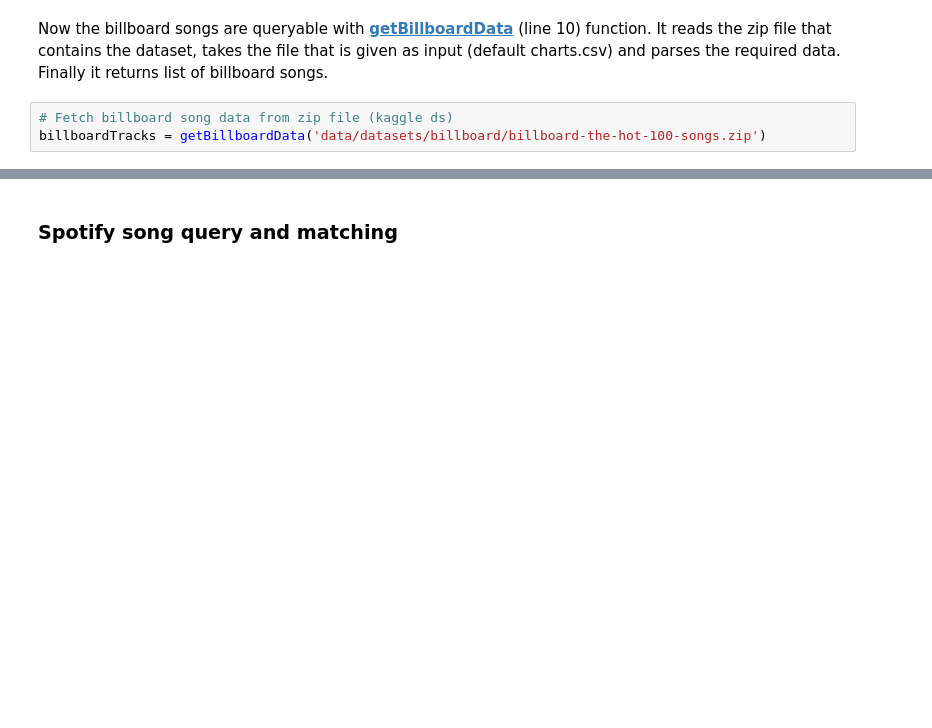
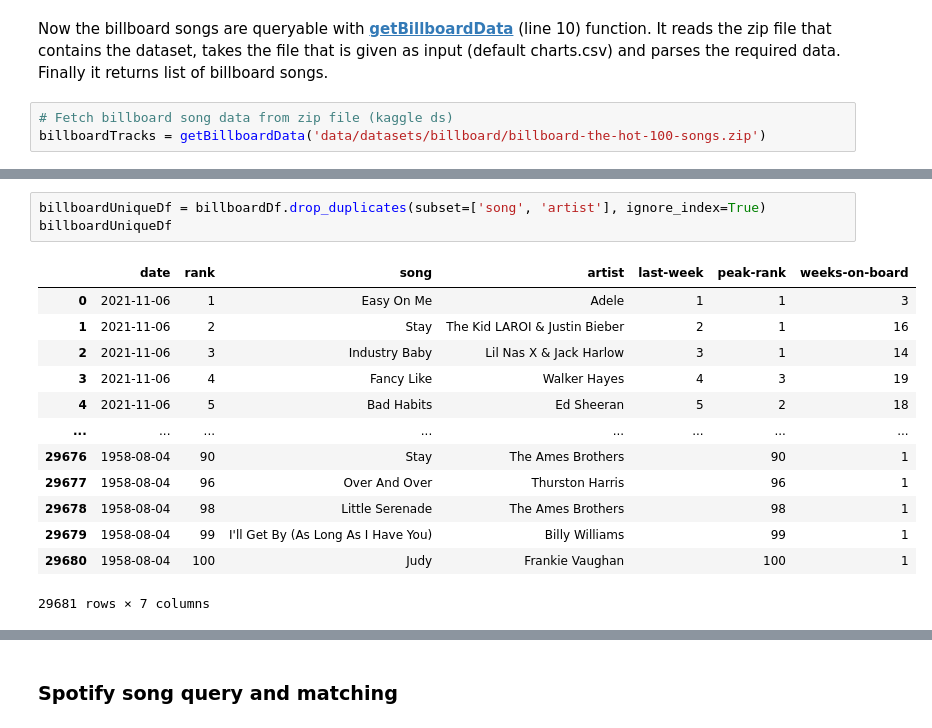
Before and after one commit to doslindos/billboard-ml-notes, a Jupyter notebook: src/thesis_results.ipynb, the cells around one changed output, grey strips where cells are left out. Saved outputs shown, nothing was run; the diff lists cells and outputs as text; blank space fills up the shorter version.

```diff
--- a/src/thesis_results.ipynb
+++ b/src/thesis_results.ipynb
@@ -71,0 +115,17 @@ print(billboardTracks[:10]) # Change to Pandas !!!
+# %%
+billboardUniqueDf = billboardDf.drop_duplicates(subset=['song', 'artist'], ignore_index=True)
+billboardUniqueDf
+# %% [output]
+|  | date | rank | song | artist | last-week | peak-rank | weeks-on-board |
+| 0 | 2021-11-06 | 1 | Easy On Me | Adele | 1 | 1 | 3 |
+| 1 | 2021-11-06 | 2 | Stay | The Kid LAROI & Justin Bieber | 2 | 1 | 16 |
+| 2 | 2021-11-06 | 3 | Industry Baby | Lil Nas X & Jack Harlow | 3 | 1 | 14 |
+| 3 | 2021-11-06 | 4 | Fancy Like | Walker Hayes | 4 | 3 | 19 |
+| 4 | 2021-11-06 | 5 | Bad Habits | Ed Sheeran | 5 | 2 | 18 |
+| ... | ... | ... | ... | ... | ... | ... | ... |
+| 29676 | 1958-08-04 | 90 | Stay | The Ames Brothers |  | 90 | 1 |
+| 29677 | 1958-08-04 | 96 | Over And Over | Thurston Harris |  | 96 | 1 |
+| 29678 | 1958-08-04 | 98 | Little Serenade | The Ames Brothers |  | 98 | 1 |
+| 29679 | 1958-08-04 | 99 | I'll Get By (As Long As I Have You) | Billy Williams |  | 99 | 1 |
+| 29680 | 1958-08-04 | 100 | Judy | Frankie Vaughan |  | 100 | 1 |
+29681 rows × 7 columns
```
Also changed, not shown: parts of 14 cells of this notebook, 4 other files.
